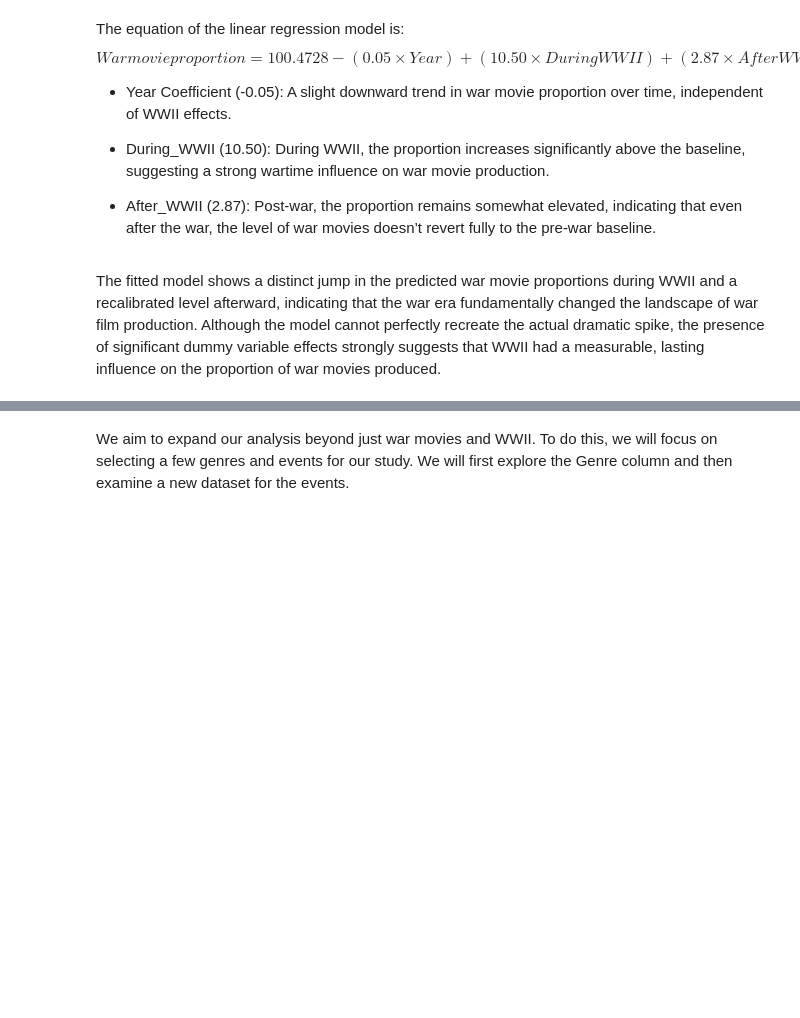
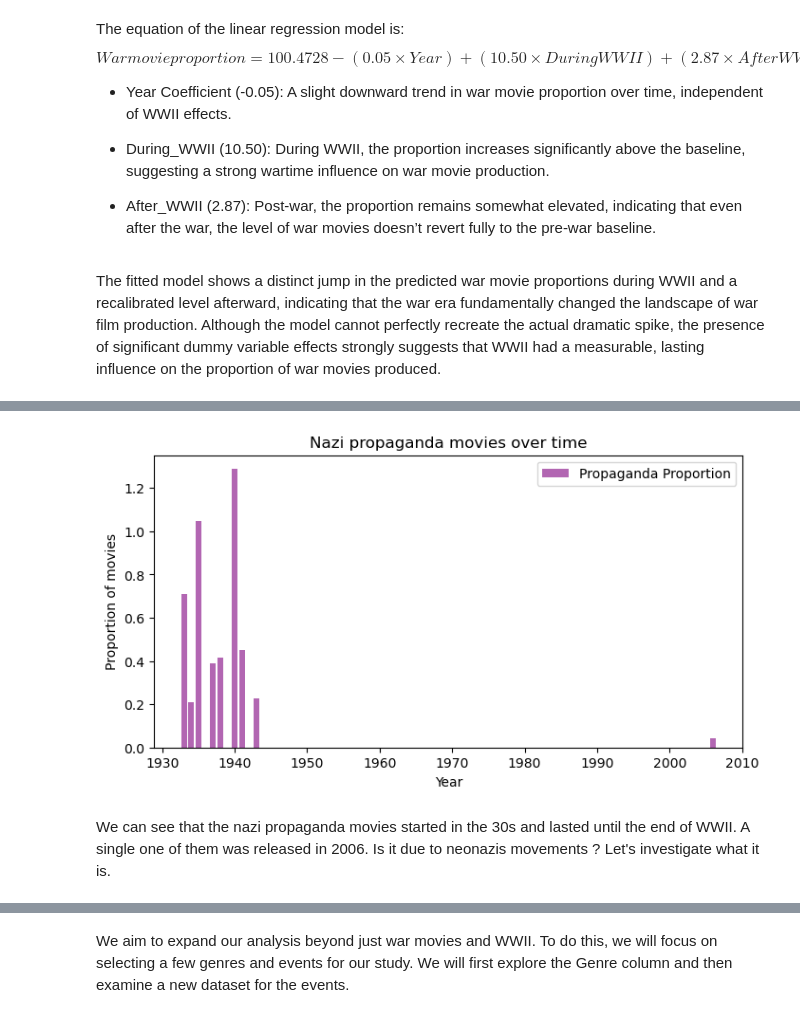
Before and after one commit to epfl-ada/ada-2024-project-nostringsadached, a Jupyter notebook: new_results2.ipynb, the cells around one changed output, grey strips where cells are left out. Drawn from its saved outputs; the diff is of its cells as text; code cells hidden in the pictures; blank space fills up the shorter version.

```diff
--- a/new_results2.ipynb
+++ b/new_results2.ipynb
@@ -238,0 +293,16 @@ The graph clearly shows that the theme of war is much more frequently portrayed
+# %%
+nazi_propaganda = preprocessed_movies[preprocessed_movies['Countries'].str.contains(r'nazi', case=False, na=False)]
+nazi_propaganda_per_year = nazi_propaganda.groupby('Year').size()
+nazi_propaganda_proportion = (nazi_propaganda_per_year / total_movies_per_year)*100
+
+plt.figure(figsize=(8, 4))
+plt.bar(nazi_propaganda_proportion.index, nazi_propaganda_proportion.values, label='Propaganda Proportion', color='purple', alpha=0.6)
+plt.xlabel('Year')
+plt.ylabel('Proportion of movies')
+plt.title('Nazi propaganda movies over time')
+plt.legend(loc='upper right')
+plt.show()
+# %% [output]
+[figure, added]
+# %% [markdown]
+We can see that the nazi propaganda movies started in the 30s and lasted until the end of WWII. A single one of them was released in 2006. Is it due to neonazis movements ? Let's investigate what it is.
```
Also changed, not shown: parts of 26 cells of this notebook, 3 other files.
